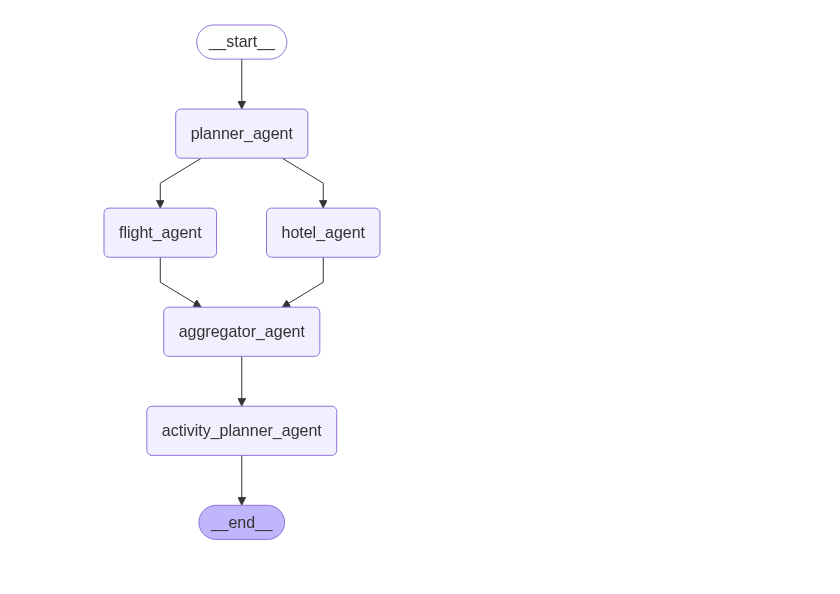
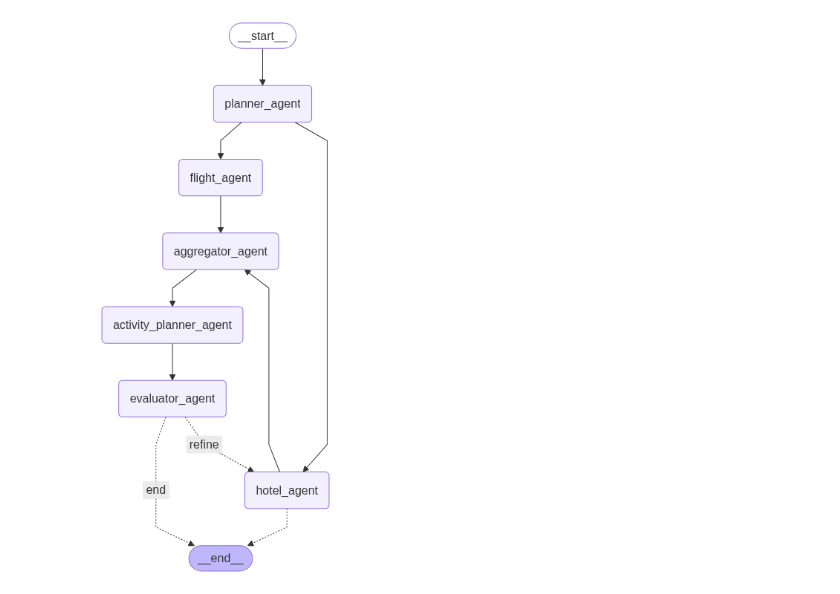
Before and after one commit to berkyalkn/AI-travel-agent, a Jupyter notebook: travel_agent.ipynb, the cells around one changed output. Cells and saved outputs as stored; diff of their text form; code cells hidden in the pictures.

```diff
--- a/travel_agent.ipynb
+++ b/travel_agent.ipynb
@@ -82,15 +88,25 @@ def flight_search_tool(destination: str, person: int) -> FlightInfo:
 
 
 @tool
-def hotel_search_tool(destination: str, days: int, person: int) -> HotelInfo:
+def hotel_search_tool(destination: str, days: int, person: int, refinement_attempt: int = 0) -> HotelInfo:
     """
-    Searches for hotels for a given destination, duration, and number of people.
-    This is a mock tool and returns dummy data.
+    Searches for hotels. If it's a refinement attempt, it finds a cheaper hotel.
     """
-    print(f"--- Calling Hotel Search Tool for {destination} for {person} people ---")
-    price_per_night = 150.0 * (person / 2)
+    print(f"--- Calling Hotel Search Tool for {destination} (Refinement Attempt: {refinement_attempt}) ---")
+
+
+    if refinement_attempt > 0:
+        print("-> Finding a cheaper hotel option...")
+        price_per_night = 100.0 * (person / 2)
+        hotel_name = "Budget Inn"
+        rating = 3.5
+    else:
+        price_per_night = 150.0 * (person / 2)
+        hotel_name = "Grand Royale Hotel"
+        rating = 4.5
+
     total_price = price_per_night * (days - 1)
-    return HotelInfo(hotel_name="Grand Royale Hotel", price_per_night=price_per_night, total_price=total_price, rating=4.5)
+    return HotelInfo(hotel_name=hotel_name, price_per_night=price_per_night, total_price=total_price, rating=rating)
 
 
 
@@ -119,6 +135,8 @@ class TripState(TypedDict):
     flight_info: Optional[FlightInfo]
     hotel_info: Optional[HotelInfo]
     final_itinerary: Optional[Itinerary]
+    evaluation_result: Optional[EvaluationResult]
+    refinement_count: int
 # %%
 def planner_agent(state: TripState) -> dict:
     """
@@ -166,12 +184,8 @@ def hotel_agent(state: TripState) -> dict:
     """
     print("--- Running Hotel Agent ---")
     trip_plan = state['trip_plan']
-    if not trip_plan: return {}
-    hotel_data = hotel_search_tool.invoke({
-        "destination": trip_plan.destination,
-        "days": trip_plan.days,
-        "person": trip_plan.person
-    })
+    refinement_count = state.get('refinement_count', 0)
+    hotel_data = hotel_search_tool.invoke({"destination": trip_plan.destination, "days": trip_plan.days, "person": trip_plan.person, "refinement_attempt": refinement_count})
     print(f"-> Hotel Info: {hotel_data}")
     return {"hotel_info": hotel_data}
 # %%
@@ -222,28 +285,38 @@ def activity_planner_agent(state: TripState) -> dict:
 # %%
 workflow = StateGraph(TripState)
 
 
 workflow.add_node("planner_agent", planner_agent)
 workflow.add_node("flight_agent", flight_agent)
 workflow.add_node("hotel_agent", hotel_agent)
 workflow.add_node("aggregator_agent", aggregator_agent)
 workflow.add_node("activity_planner_agent", activity_planner_agent)
+workflow.add_node("evaluator_agent", evaluator_agent)
 
 
 workflow.add_edge(START, "planner_agent")
 
 workflow.add_edge("planner_agent", "flight_agent")
 workflow.add_edge("planner_agent", "hotel_agent")
 
 workflow.add_edge(["flight_agent", "hotel_agent"], "aggregator_agent")
 
 workflow.add_edge("aggregator_agent", "activity_planner_agent")
-workflow.add_edge("activity_planner_agent", END)
+workflow.add_edge("activity_planner_agent", "evaluator_agent")
+
+workflow.add_conditional_edges(
+    "evaluator_agent",
+    should_refine_or_end,
+    {
+        "refine": "hotel_agent",
+        "end": END
+    }
+)
 
 
 app = workflow.compile()
 
 display(Image(app.get_graph().draw_mermaid_png()))
 # %% [output]
-[figure, old version]
+[figure, new version]
 # %%
```
Also changed, not shown: parts of 3 cells of this notebook.
